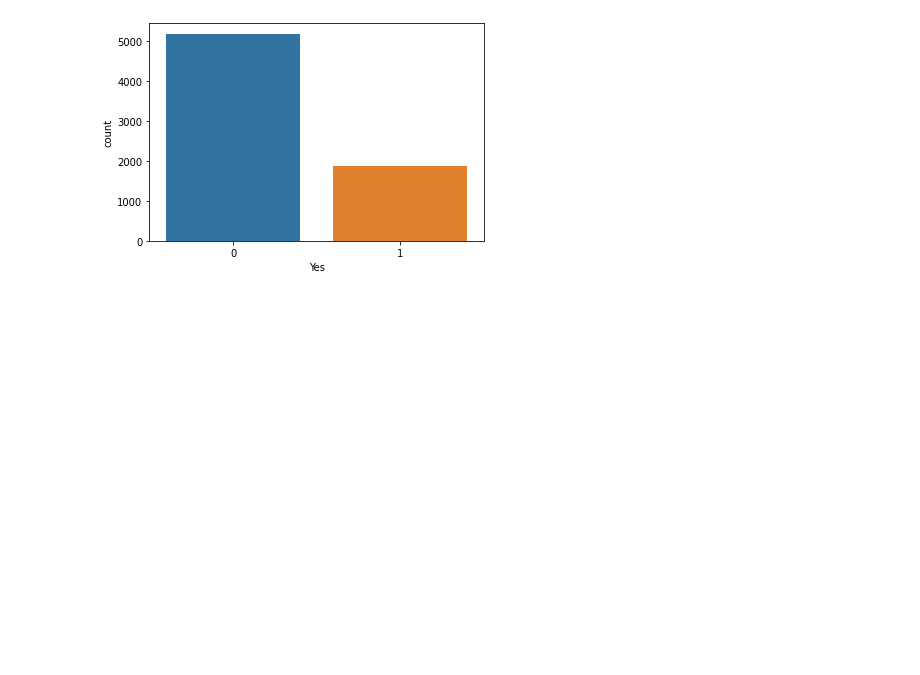
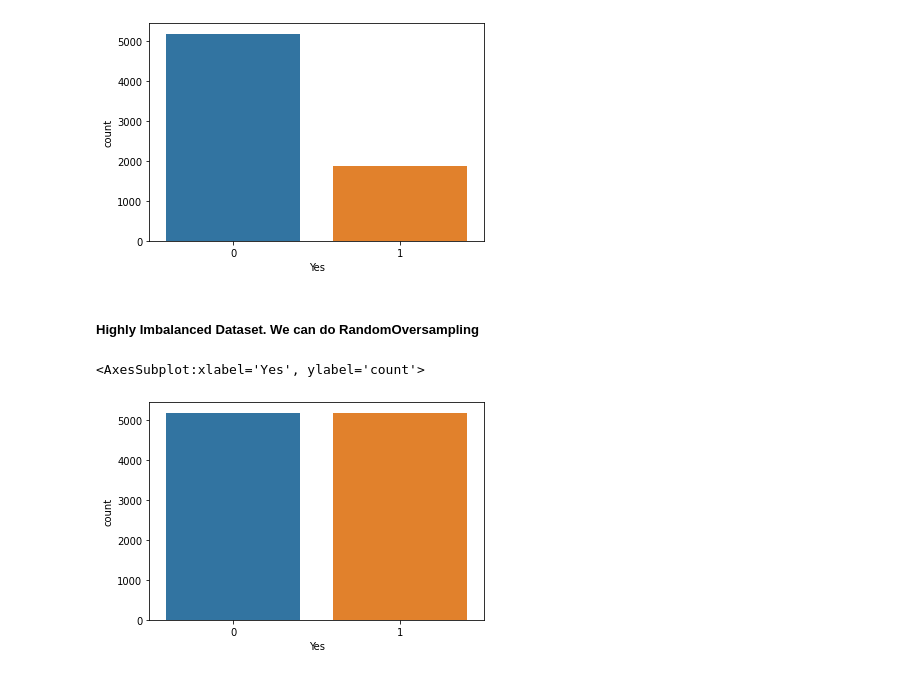
Before and after one commit to HengKevin/churnModel, a Jupyter notebook: churnModel.ipynb, the cells around one changed output. Saved outputs shown, nothing was run; the diff lists cells and outputs as text; code cells hidden in the pictures; blank space fills up the shorter version.

Commit message:
oversampling the data

```diff
--- a/churnModel.ipynb
+++ b/churnModel.ipynb
@@ -245,3 +245,15 @@ sns.countplot(data=y, x='Yes')
 # %% [output]
 <AxesSubplot:xlabel='Yes', ylabel='count'>
 [figure]
+# %% [markdown]
+##### Highly Imbalanced Dataset. We can do RandomOversampling
+# %%
+from imblearn.over_sampling import RandomOverSampler
+
+oversample = RandomOverSampler(sampling_strategy='minority')
+X_over, y_over = oversample.fit_resample(X, y)
+# %%
+sns.countplot(data=y_over, x='Yes')
+# %% [output]
+<AxesSubplot:xlabel='Yes', ylabel='count'>
+[figure, added]
```
Also changed, not shown: parts of 1 cell of this notebook.
